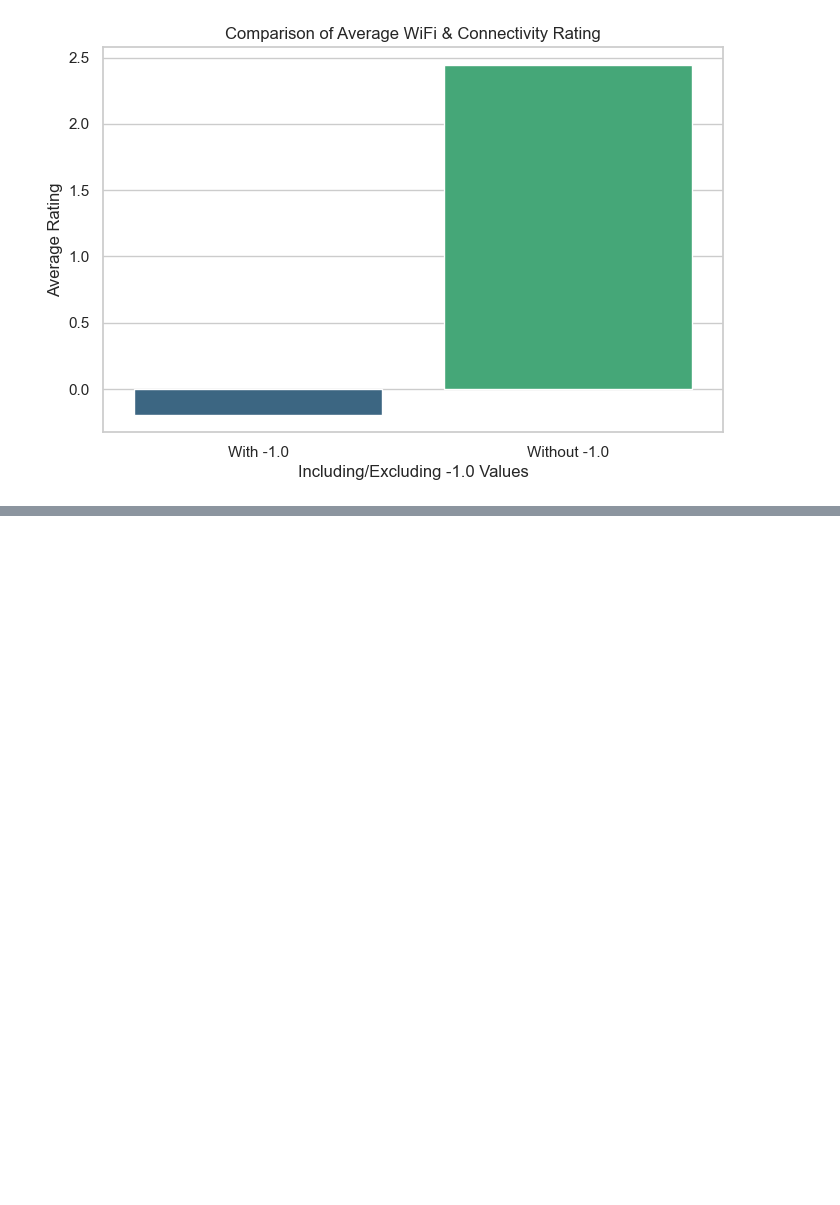
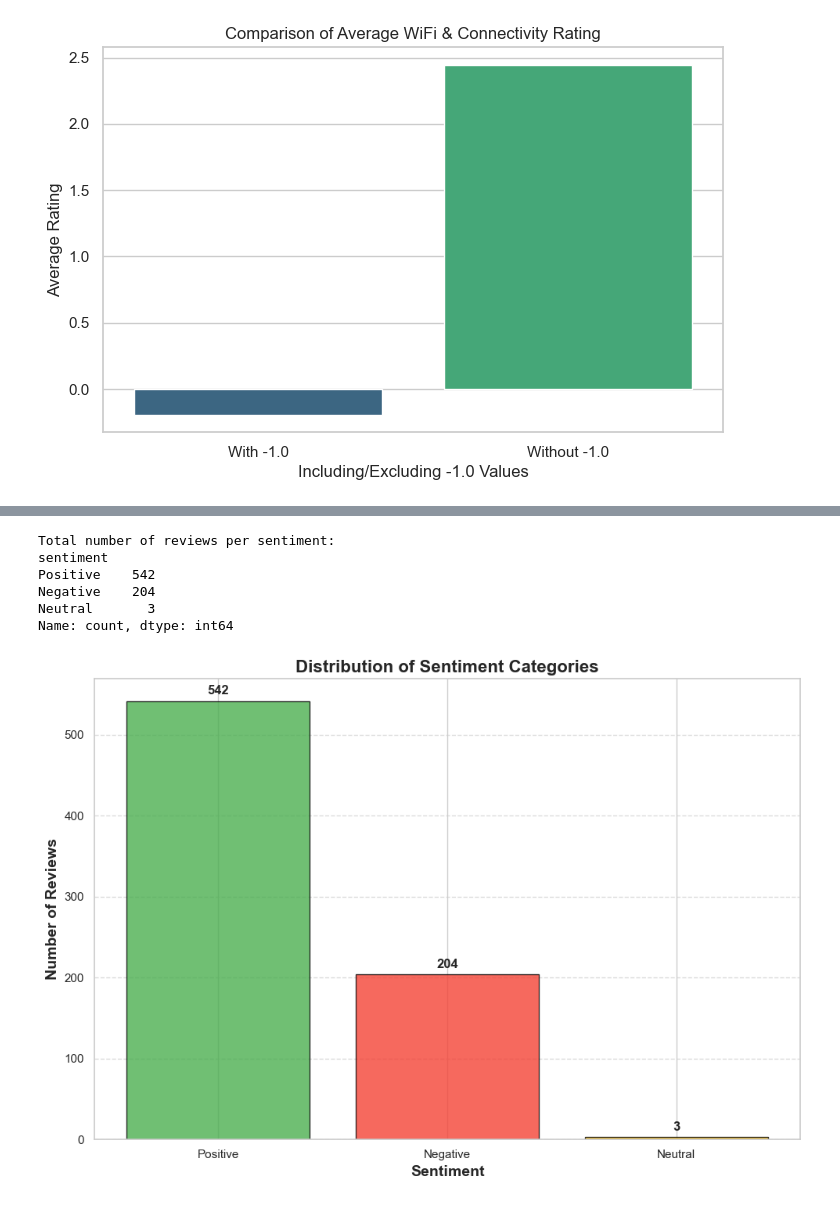
Before and after one commit to ainna-sabado/air-new-zealand-customer-feedback-analysis, a Jupyter notebook: customer-feedback-analysis.ipynb, the cells around one changed output, grey strips where cells are left out. Cells and saved outputs as stored; diff of their text form; code cells hidden in the pictures; blank space fills up the shorter version.

Commit message:
sentiment distribution, word cloud

```diff
--- a/customer-feedback-analysis.ipynb
+++ b/customer-feedback-analysis.ipynb
@@ -171,0 +184,4 @@ Passing `palette` without assigning `hue` is deprecated and will be removed in v
+# %%
+# Load dataset
+reviews_df = pd.read_csv('air_nz_cleaned_data.csv')
+reviews_df
@@ -171,0 +202,13 @@ Passing `palette` without assigning `hue` is deprecated and will be removed in v
+# %%
+def get_sentiment(text):
+    analysis = TextBlob(text)
+    # Classify as Positive, Neutral, or Negative
+    if analysis.sentiment.polarity > 0:
+        return 'Positive'
+    elif analysis.sentiment.polarity == 0:
+        return 'Neutral'
+    else:
+        return 'Negative'
+# %%
+reviews_df['sentiment'] = reviews_df['review_content'].apply(get_sentiment)
+reviews_df
@@ -171,0 +229,36 @@ Passing `palette` without assigning `hue` is deprecated and will be removed in v
+# %%
+# Calculate sentiment counts
+sentiment_counts = reviews_df['sentiment'].value_counts()
+
+# Print total number of reviews per sentiment
+print("Total number of reviews per sentiment:")
+print(sentiment_counts)
+# %% [output]
+Total number of reviews per sentiment:
+sentiment
+Positive    542
+Negative    204
+Neutral       3
+Name: count, dtype: int64
+# %%
+plt.figure(figsize=(10, 7))
+colors = ['#4CAF50', '#F44336', '#FFC107']  # Green for Positive,  Red for Negative, Yellow for Neutral
+
+plt.bar(sentiment_counts.index, sentiment_counts.values, color=colors, edgecolor='black', alpha=0.8)
+
+# Add grid lines for better readability
+plt.grid(axis='y', linestyle='--', alpha=0.7)
+
+# Add titles and labels
+plt.xlabel('Sentiment', fontsize=14, fontweight='bold')
+plt.ylabel('Number of Reviews', fontsize=14, fontweight='bold')
+plt.title('Distribution of Sentiment Categories', fontsize=16, fontweight='bold')
+
+# Add value labels on top of bars
+for i, count in enumerate(sentiment_counts.values):
+    plt.text(i, count + 5, str(count), ha='center', va='bottom', fontsize=12, fontweight='bold')
+
+plt.tight_layout()
+plt.show()
+# %% [output]
+[figure, added]
```
Also changed, not shown: parts of 11 cells of this notebook, 1 other file.
